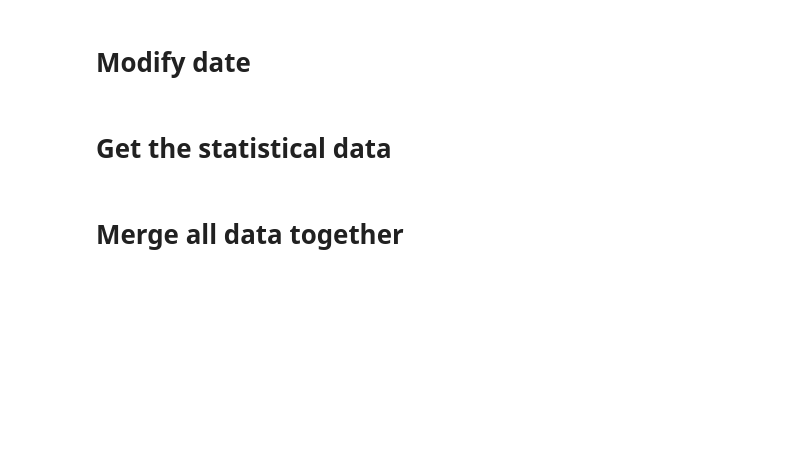
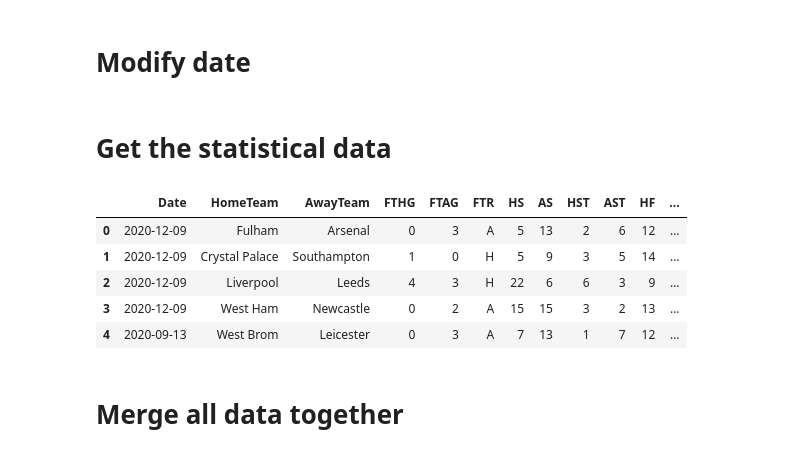
Before and after one commit to zmanaa/EPL-Matches-Prediction, a Jupyter notebook: EDA.ipynb, the cells around one changed output. Saved outputs shown, nothing was run; the diff lists cells and outputs as text; code cells hidden in the pictures; blank space fills up the shorter version.

```diff
--- a/EDA.ipynb
+++ b/EDA.ipynb
@@ -66,28 +66,37 @@ season_21['Date'] = pd.to_datetime(season_21['Date'])
 # %%
 columns = ['Date','HomeTeam','AwayTeam','FTHG','FTAG','FTR','HS','AS',
                'HST','AST','HF','AF','HC','AC','HY','AY','HR','AR']
 
 df_1 = season_1[columns]
 df_2 = season_2[columns]
 df_3 = season_3[columns]
 df_4 = season_4[columns]
 df_5 = season_5[columns]
 df_6 = season_6[columns]
 df_7 = season_7[columns]
 df_8 = season_8[columns]
 df_9 = season_9[columns]
 df_10 = season_10[columns]
 df_11 = season_11[columns]
 df_12 = season_12[columns]
 df_13 = season_13[columns]
 df_14 = season_14[columns]
 df_15 = season_15[columns]
 df_16 = season_16[columns]
 df_17 = season_17[columns]
 df_18 = season_18[columns]
 df_19 = season_19[columns]
 df_20 = season_20[columns]
 df_21 = season_21[columns]
+
+df_21.head()
+# %% [output]
+|  | Date | HomeTeam | AwayTeam | FTHG | FTAG | FTR | HS | AS | HST | AST | HF | ... |
+| 0 | 2020-12-09 | Fulham | Arsenal | 0 | 3 | A | 5 | 13 | 2 | 6 | 12 | ... |
+| 1 | 2020-12-09 | Crystal Palace | Southampton | 1 | 0 | H | 5 | 9 | 3 | 5 | 14 | ... |
+| 2 | 2020-12-09 | Liverpool | Leeds | 4 | 3 | H | 22 | 6 | 6 | 3 | 9 | ... |
+| 3 | 2020-12-09 | West Ham | Newcastle | 0 | 2 | A | 15 | 15 | 3 | 2 | 13 | ... |
+| 4 | 2020-09-13 | West Brom | Leicester | 0 | 3 | A | 7 | 13 | 1 | 7 | 12 | ... |
 # %% [markdown]
 # Merge all data together
 # %%
```
Also changed, not shown: parts of 2 cells of this notebook, 10 other files.
